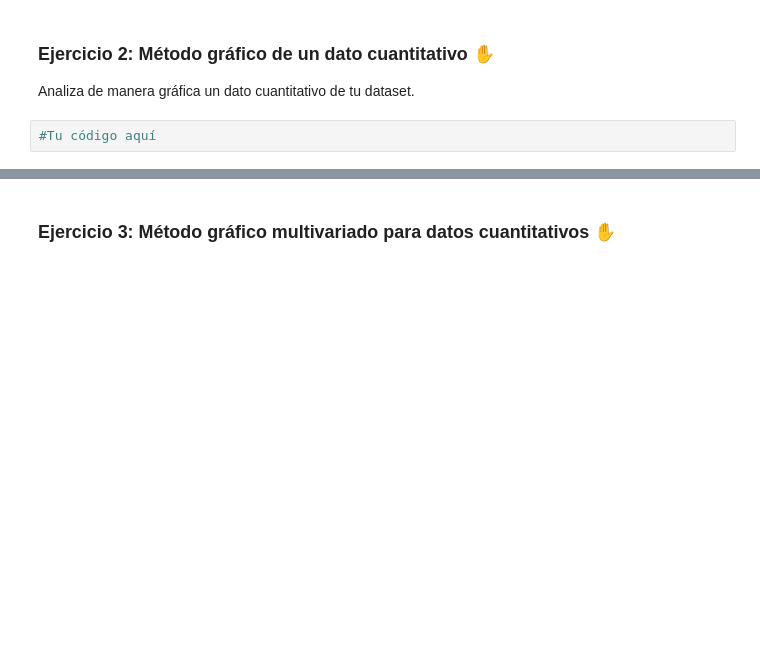
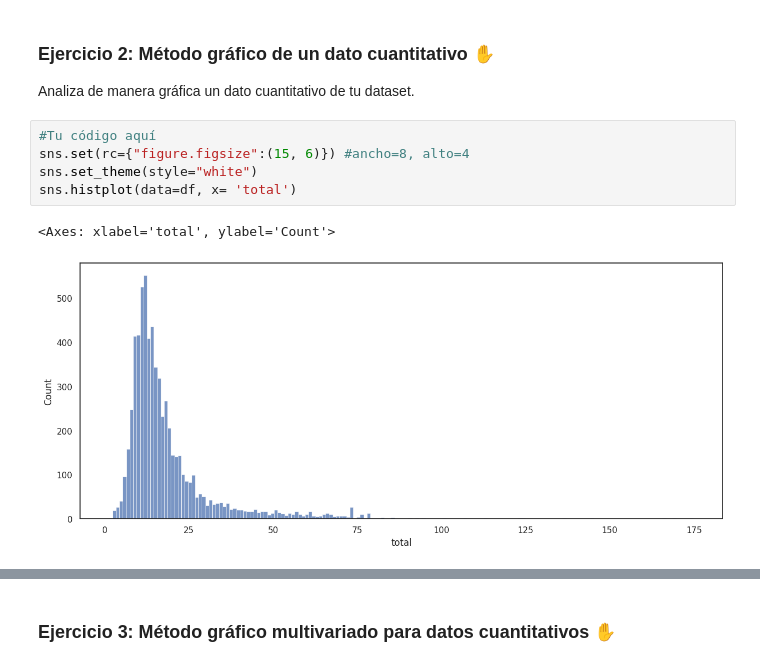
Before and after one commit to MonicaSaldias/Python_UTEC_F, a Jupyter notebook: Sesion_6_Tarea.ipynb, the cells around one changed output, grey strips where cells are left out. Drawn from its saved outputs; the diff is of its cells as text; blank space fills up the shorter version.

```diff
--- a/Sesion_6_Tarea.ipynb
+++ b/Sesion_6_Tarea.ipynb
@@ -65,5 +95,11 @@ Analiza de manera gráfica un dato categórico de tu dataset.
 ### **Ejercicio 2:** Método gráfico de un dato cuantitativo ✋
 
 Analiza de manera gráfica un dato cuantitativo de tu dataset.
-# %%
-#Tu código aquí
+# %%
+#Tu código aquí
+sns.set(rc={"figure.figsize":(15, 6)}) #ancho=8, alto=4
+sns.set_theme(style="white")
+sns.histplot(data=df, x= 'total')
+# %% [output]
+<Axes: xlabel='total', ylabel='Count'>
+[figure, added]
```
Also changed, not shown: parts of 13 cells of this notebook.
